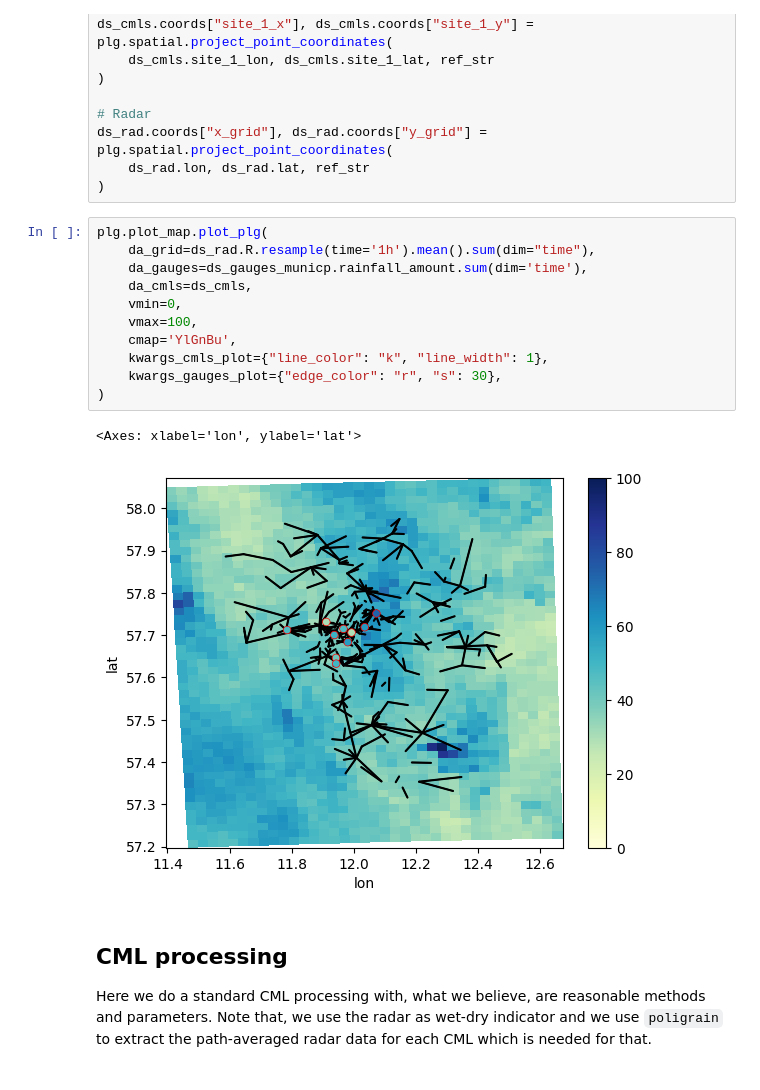
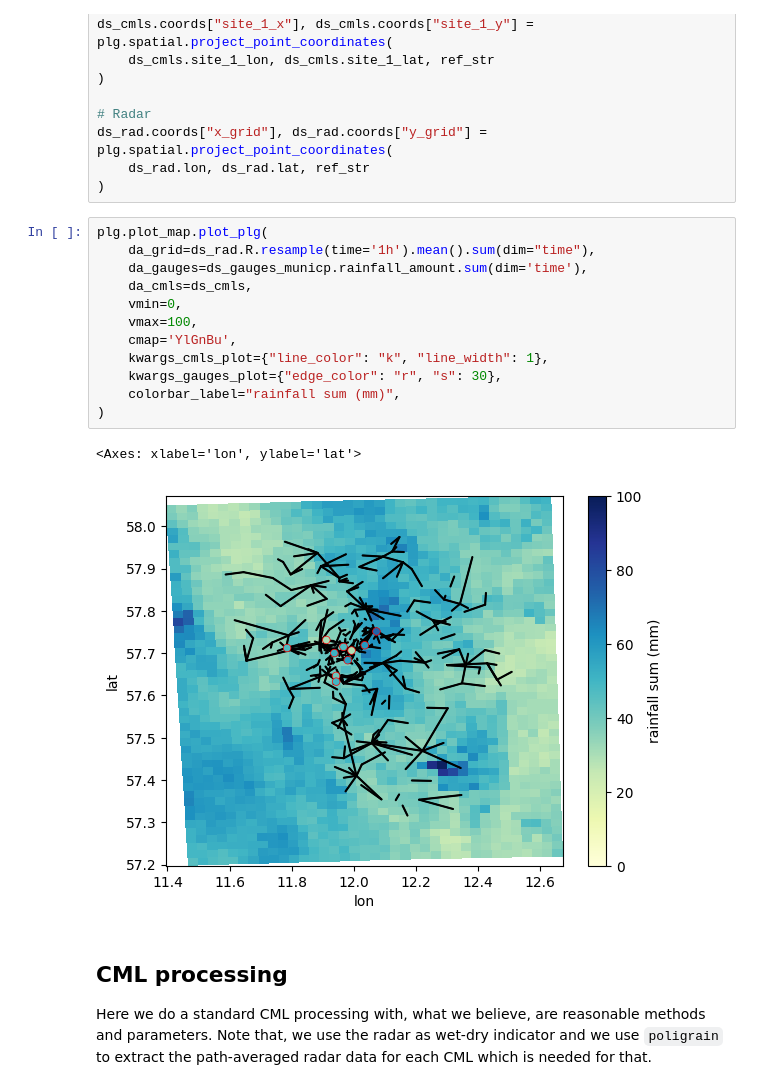
Before and after one commit to OpenSenseAction/OpenSenseAction.github.io, a Jupyter notebook: software-ecosystem/combined.ipynb, the cells around one changed output. Saved outputs shown, nothing was run; the diff lists cells and outputs as text.

```diff
--- a/software-ecosystem/combined.ipynb
+++ b/software-ecosystem/combined.ipynb
@@ -57,17 +57,18 @@ ds_rad.coords["x_grid"], ds_rad.coords["y_grid"] = plg.spatial.project_point_coo
 # %%
 plg.plot_map.plot_plg(
     da_grid=ds_rad.R.resample(time='1h').mean().sum(dim="time"),
     da_gauges=ds_gauges_municp.rainfall_amount.sum(dim='time'),
     da_cmls=ds_cmls,
     vmin=0,
     vmax=100,
     cmap='YlGnBu',
     kwargs_cmls_plot={"line_color": "k", "line_width": 1},
     kwargs_gauges_plot={"edge_color": "r", "s": 30},
+    colorbar_label="rainfall sum (mm)",
 )
 # %% [output]
 <Axes: xlabel='lon', ylabel='lat'>
-[figure, old version]
+[figure, new version]
 # %% [markdown]
 ## CML processing
 
```
